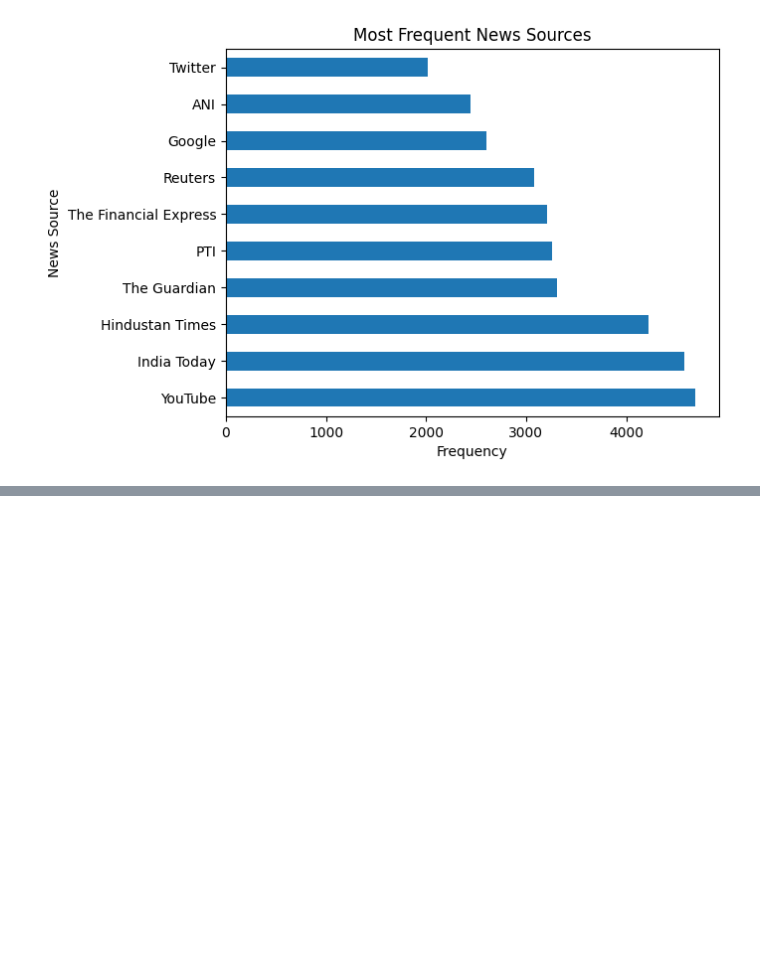
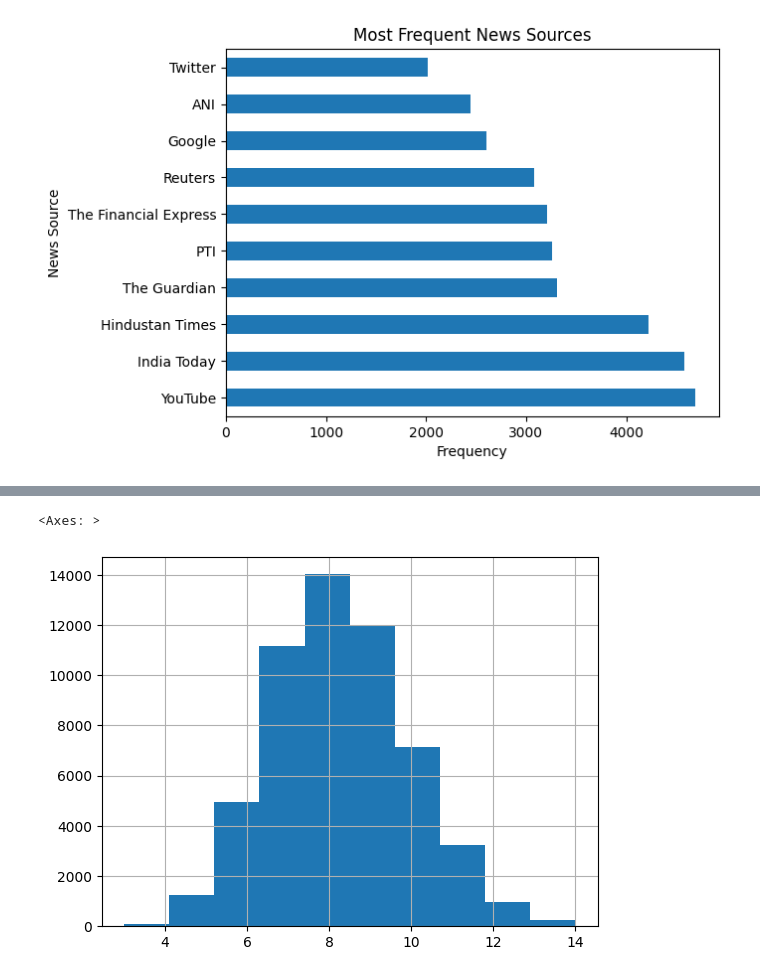
Before and after one commit to poojamahajan0712/Data-Science-Portfolio, a Jupyter notebook: Natural Language Processing/News Summarization/NewsArticleSummarizer.ipynb, the cells around one changed output, grey strips where cells are left out. Saved outputs shown, nothing was run; the diff lists cells and outputs as text; code cells hidden in the pictures; blank space fills up the shorter version.

```diff
--- a/Natural Language Processing/News Summarization/NewsArticleSummarizer.ipynb
+++ b/Natural Language Processing/News Summarization/NewsArticleSummarizer.ipynb
@@ -43,2 +51,9 @@ _ = plt.ylabel('News Source')
 # %% [output]
 [figure]
+# %%
+# @title Sentence length distribution
+df['Headline_length'] = df['Headline'].apply(lambda x : len(x.split(' ')))
+df['Short_length'] = df['Short'].apply(lambda x : len(x.split(' ')))
+df[['Headline_length','Short_length']].describe()
+
+## headline are mostly around 9 words long, shorts are around 60 words long
@@ -44,0 +70,5 @@ _ = plt.ylabel('News Source')
+# %%
+df['Headline_length'].hist()
+# %% [output]
+<Axes: >
+[figure, added]
```
Also changed, not shown: parts of 7 cells of this notebook.
